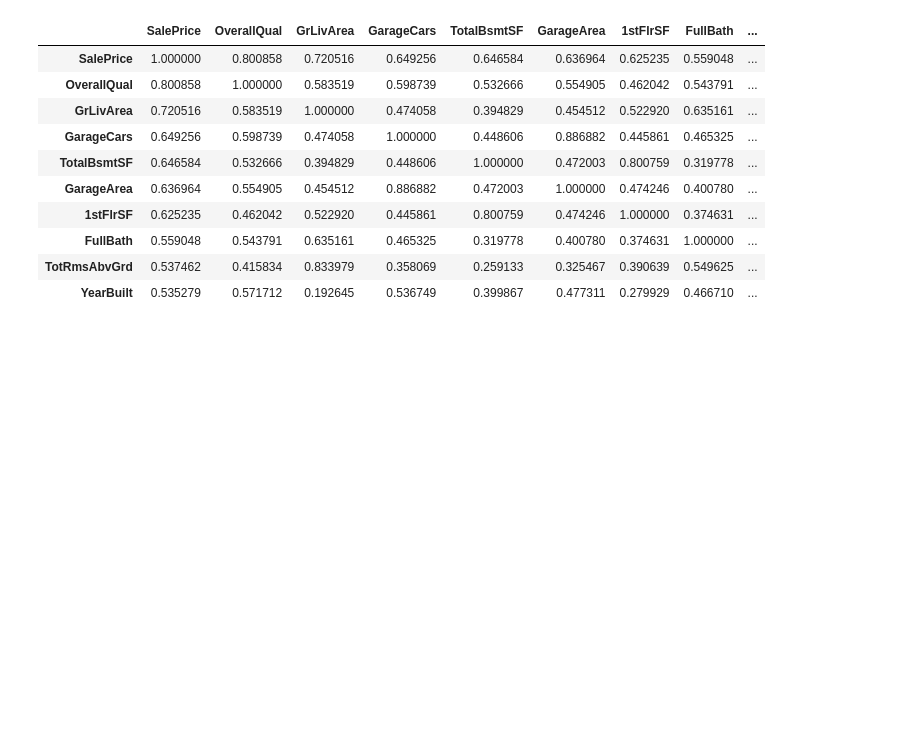
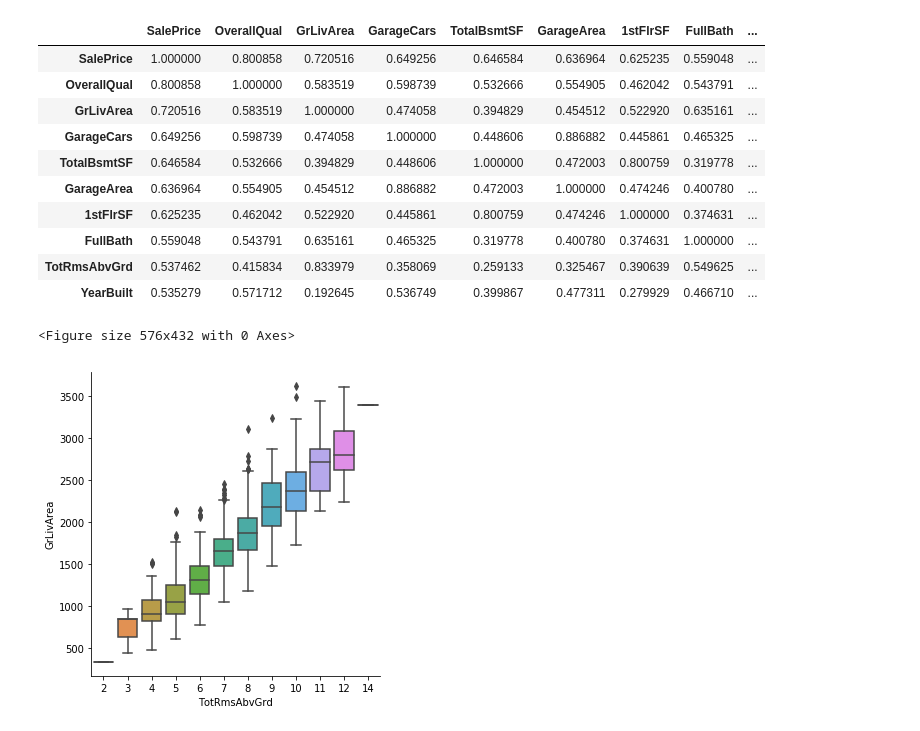
Before and after one commit to SatioO/ML_revised, a Jupyter notebook: Stacking Models [Ensembling]/EDA manual.ipynb, the cells around one changed output. Cells and saved outputs as stored; diff of their text form; code cells hidden in the pictures; blank space fills up the shorter version.

```diff
--- a/Stacking Models [Ensembling]/EDA manual.ipynb
+++ b/Stacking Models [Ensembling]/EDA manual.ipynb
@@ -152,5 +152,8 @@ corr
 | YearBuilt | 0.535279 | 0.571712 | 0.192645 | 0.536749 | 0.399867 | 0.477311 | 0.279929 | 0.466710 | ... |
 # %%
 plt.figure(figsize=(8, 6))
-sns.catplot(x="TotRmsAbvGrd", y="GrLivArea", hue='SalePrice',data=df);
+sns.catplot(x="TotRmsAbvGrd", y="GrLivArea", data=df, kind="box") # hue parameter is really interesting to explore here
 plt.show()
+# %% [output]
+<Figure size 576x432 with 0 Axes>
+[figure, added]
```
Also changed, not shown: parts of 5 cells of this notebook, 1 other file.
